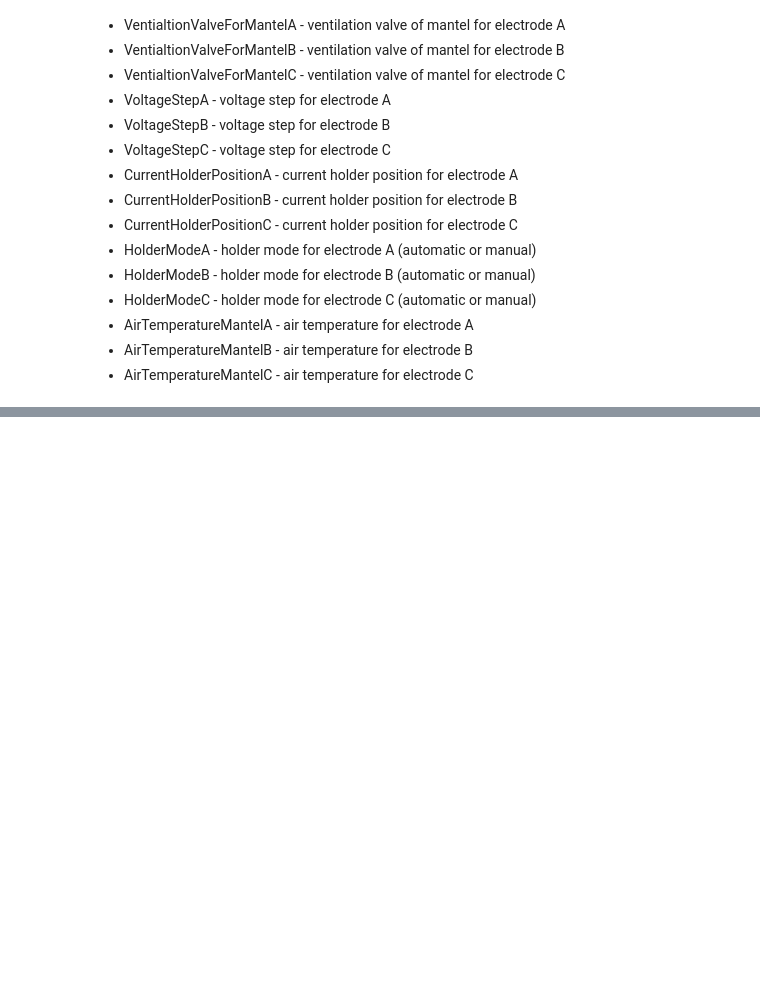
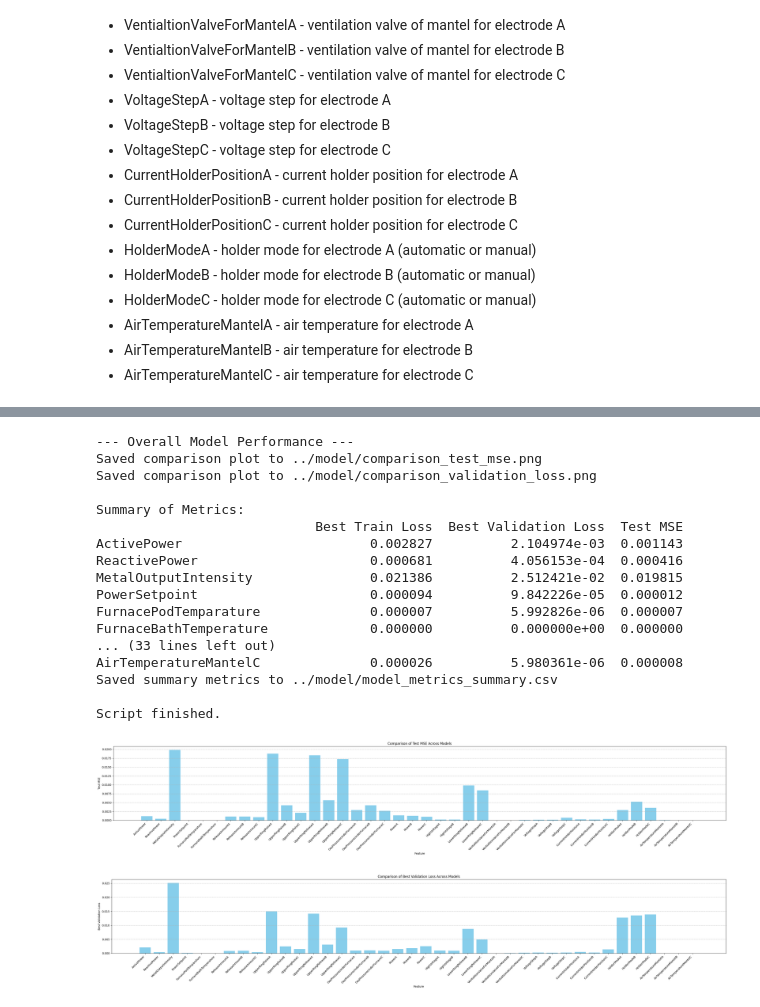
Before and after one commit to abzy128/factoryML, a Jupyter notebook: ml/ml.ipynb, the cells around one changed output, grey strips where cells are left out. Cells and saved outputs as stored; diff of their text form; code cells hidden in the pictures; blank space fills up the shorter version.

```diff
--- a/ml/ml.ipynb
+++ b/ml/ml.ipynb
@@ -341,13 +242,0 @@ Model: "factory_lstm_forecaster"
-# %%
-history = model.fit(
-    X_train,
-    y_train,
-    epochs=50, # Adjust as needed
-    batch_size=128, # Adjust based on memory
-    validation_split=0.1, # Use part of training data for validation during training
-    callbacks=[
-        keras.callbacks.EarlyStopping(monitor="val_loss", patience=10, mode="min", restore_best_weights=True),
-        # keras.callbacks.ReduceLROnPlateau(monitor='val_loss', factor=0.2, patience=5, min_lr=1e-6)
-    ],
-    verbose=1
-)
@@ -441,0 +433,62 @@ Model, preprocessor, and target scaler saved.
+# %%
+# --- Statistics Visualization ---
+print("\n--- Overall Model Performance ---")
+if all_test_mses:
+    plot_mses = {k: v for k, v in all_test_mses.items() if not np.isnan(v)}
+    if plot_mses:
+        plot_comparison_metric(
+            plot_mses,
+            "Test MSE",
+            "Comparison of Test MSE Across Models",
+            os.path.join(MODEL_EXPORT_BASE_DIR, "comparison_test_mse.png"),
+        )
+    else:
+        print("No valid Test MSEs to plot.")
+else:
+    print("No Test MSEs recorded.")
+
+if all_best_val_losses:
+    plot_val_losses = {k: v for k, v in all_best_val_losses.items() if not np.isnan(v)}
+    if plot_val_losses:
+        plot_comparison_metric(
+            plot_val_losses,
+            "Best Validation Loss",
+            "Comparison of Best Validation Loss Across Models",
+            os.path.join(MODEL_EXPORT_BASE_DIR, "comparison_validation_loss.png"),
+        )
+    else:
+        print("No valid Validation Losses to plot.")
+
+print("\nSummary of Metrics:")
+summary_df = pd.DataFrame({
+    "Best Train Loss": pd.Series(all_best_train_losses),
+    "Best Validation Loss": pd.Series(all_best_val_losses),
+    "Test MSE": pd.Series(all_test_mses)
+})
+print(summary_df.to_string())
+
+summary_csv_path = os.path.join(MODEL_EXPORT_BASE_DIR, "model_metrics_summary.csv")
+summary_df.to_csv(summary_csv_path)
+print(f"Saved summary metrics to {summary_csv_path}")
+
+print("\nScript finished.")
+# %% [output]
+--- Overall Model Performance ---
+Saved comparison plot to ../model/comparison_test_mse.png
+Saved comparison plot to ../model/comparison_validation_loss.png
+
+Summary of Metrics:
+                            Best Train Loss  Best Validation Loss  Test MSE
+ActivePower                        0.002827          2.104974e-03  0.001143
+ReactivePower                      0.000681          4.056153e-04  0.000416
+MetalOutputIntensity               0.021386          2.512421e-02  0.019815
+PowerSetpoint                      0.000094          9.842226e-05  0.000012
+FurnacePodTemparature              0.000007          5.992826e-06  0.000007
+FurnaceBathTemperature             0.000000          0.000000e+00  0.000000
+... (33 lines left out)
+AirTemperatureMantelC              0.000026          5.980361e-06  0.000008
+Saved summary metrics to ../model/model_metrics_summary.csv
+
+Script finished.
+[figure, added]
+[figure, added]
```
Also changed, not shown: parts of 17 cells of this notebook, 3 other files.
